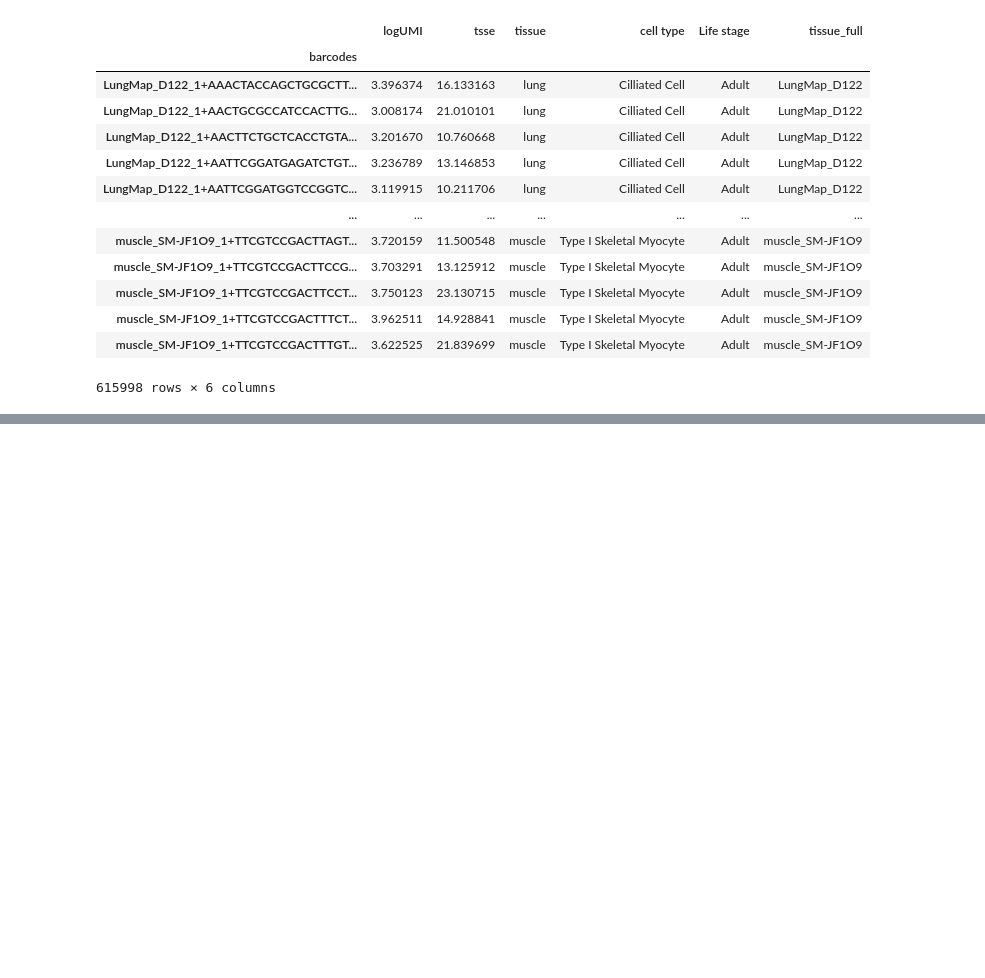
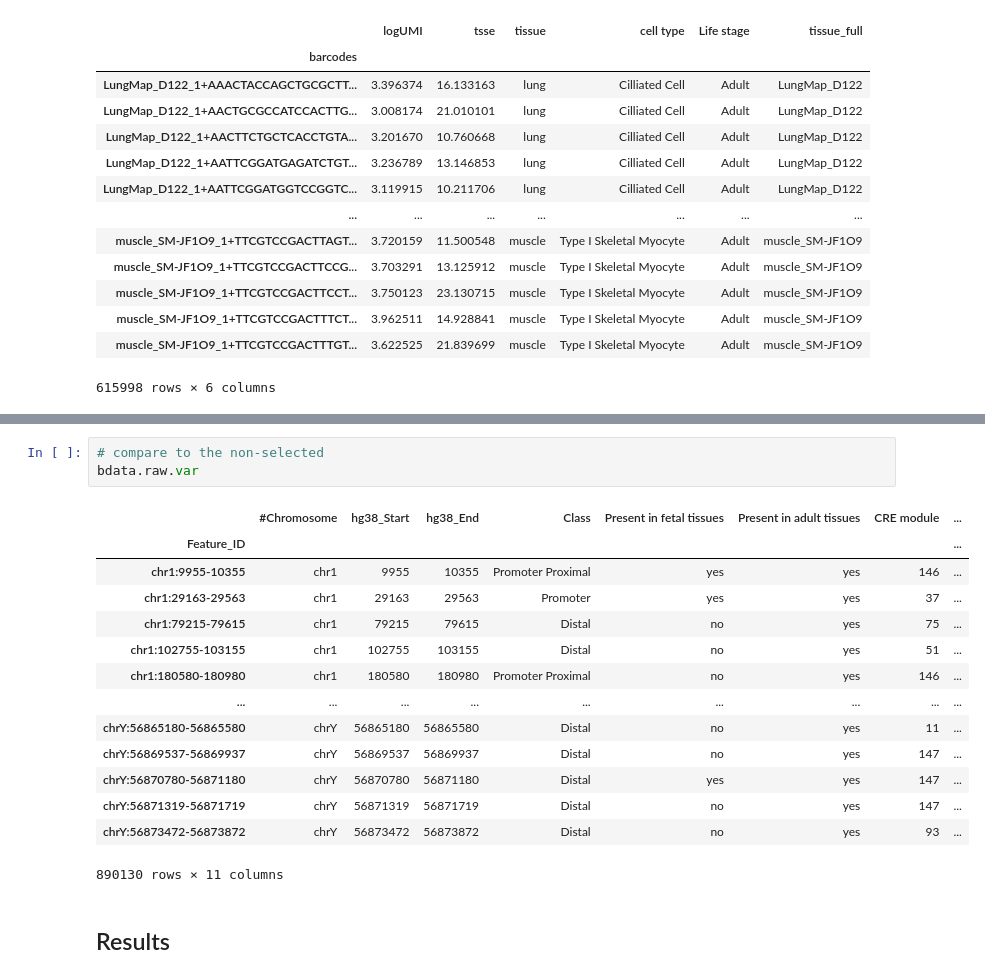
Before and after one commit to Potamitisn/DLBIO, a Jupyter notebook: exploration_h5ad.ipynb, the cells around one changed output, grey strips where cells are left out. Saved outputs shown, nothing was run; the diff lists cells and outputs as text; blank space fills up the shorter version.

```diff
--- a/exploration_h5ad.ipynb
+++ b/exploration_h5ad.ipynb
@@ -268,0 +326,20 @@ AnnCollection object with n_obs × n_vars = 1323041 × 1154611
+# %%
+# compare to the non-selected
+bdata.raw.var
+# %% [output]
+|  | #Chromosome | hg38_Start | hg38_End | Class | Present in fetal tissues | Present in adult tissues | CRE module | ... |
+| Feature_ID |  |  |  |  |  |  |  | ... |
+| chr1:9955-10355 | chr1 | 9955 | 10355 | Promoter Proximal | yes | yes | 146 | ... |
+| chr1:29163-29563 | chr1 | 29163 | 29563 | Promoter | yes | yes | 37 | ... |
+| chr1:79215-79615 | chr1 | 79215 | 79615 | Distal | no | yes | 75 | ... |
+| chr1:102755-103155 | chr1 | 102755 | 103155 | Distal | no | yes | 51 | ... |
+| chr1:180580-180980 | chr1 | 180580 | 180980 | Promoter Proximal | no | yes | 146 | ... |
+| ... | ... | ... | ... | ... | ... | ... | ... | ... |
+| chrY:56865180-56865580 | chrY | 56865180 | 56865580 | Distal | no | yes | 11 | ... |
+| chrY:56869537-56869937 | chrY | 56869537 | 56869937 | Distal | no | yes | 147 | ... |
+| chrY:56870780-56871180 | chrY | 56870780 | 56871180 | Distal | yes | yes | 147 | ... |
+| chrY:56871319-56871719 | chrY | 56871319 | 56871719 | Distal | no | yes | 147 | ... |
+| chrY:56873472-56873872 | chrY | 56873472 | 56873872 | Distal | no | yes | 93 | ... |
+890130 rows × 11 columns
+# %% [markdown]
+## Results
```
Also changed, not shown: parts of 36 cells of this notebook.
